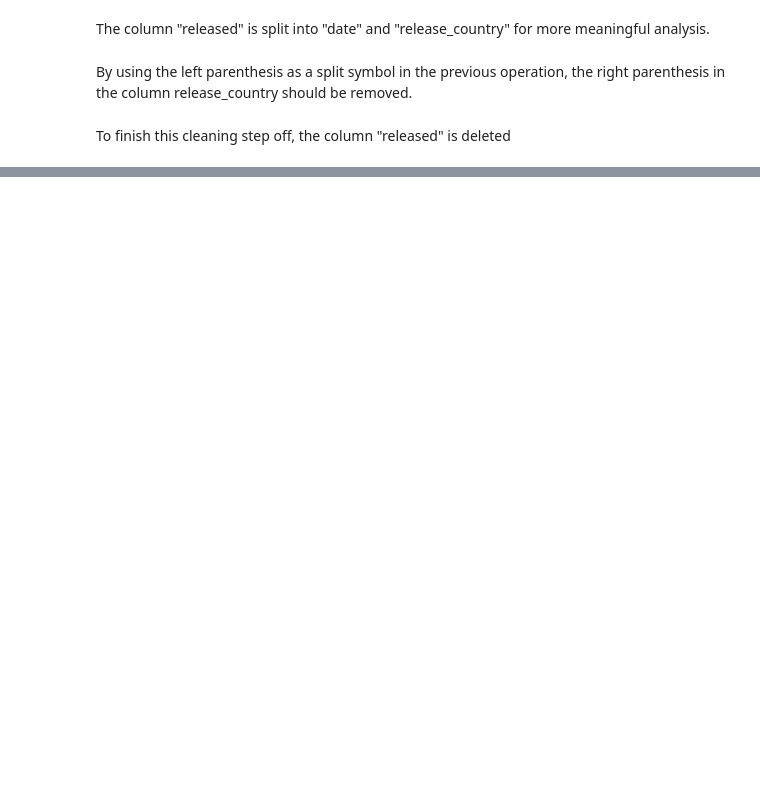
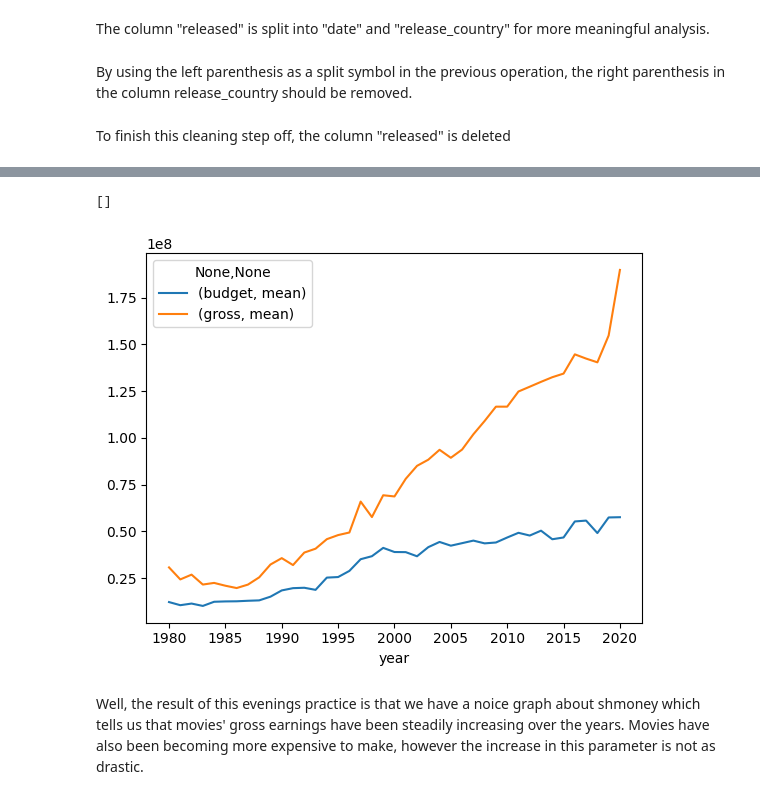
Before and after one commit to dchicasduena/COMP3400_Project, a Jupyter notebook: Project.ipynb, the cells around one changed output, grey strips where cells are left out. Saved outputs shown, nothing was run; the diff lists cells and outputs as text; code cells hidden in the pictures; blank space fills up the shorter version.

Commit message:
I have played a bit with what kinds of distributions and relationships we can get from the dataset

```diff
--- a/Project.ipynb
+++ b/Project.ipynb
@@ -126,0 +123,4 @@ movies
+# %%
+movies['score'] = movies['score'].astype(np.float64)
+movies['budget'] = movies['budget'].astype(np.float64)
+#movies['year'] = movies['year'].astype('|S4')
@@ -126,0 +147,4 @@ movies
+# %%
+agg_dict = {'budget': ['mean'], 'gross': ['mean']}
+shmoney = movies.groupby(['year']).agg(agg_dict)
+shmoney
@@ -126,0 +171,8 @@ movies
+# %%
+shmoney.plot()
+axs.plot()
+# %% [output]
+[]
+[figure, added]
+# %% [markdown]
+Well, the result of this evenings practice is that we have a noice graph about shmoney which tells us that movies' gross earnings have been steadily increasing over the years. Movies have also been becoming more expensive to make, however the increase in this parameter is not as drastic.
```
Also changed, not shown: parts of 15 cells of this notebook.
